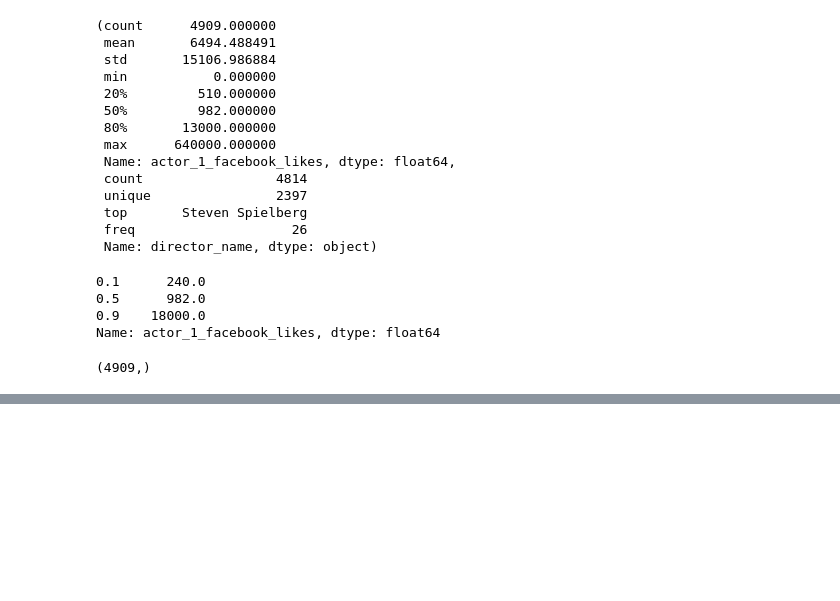
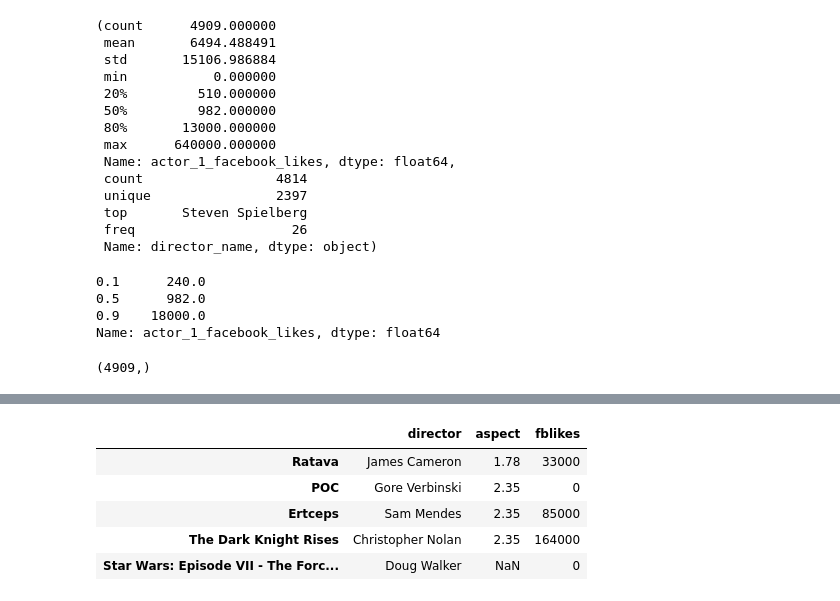
Before and after one commit to minstrel1149/pandas_practice-cookbook1, a Jupyter notebook: Pd_cookbook_1_chapter1.ipynb, the cells around one changed output, grey strips where cells are left out. Cells and saved outputs as stored; diff of their text form; code cells hidden in the pictures; blank space fills up the shorter version.

```diff
--- a/Pd_cookbook_1_chapter1.ipynb
+++ b/Pd_cookbook_1_chapter1.ipynb
@@ -172,0 +241,23 @@ fb_likes_dropped.shape
+# %%
+# index_col= 인자를 활용하여 import 시 인덱스 설정 가능
+movies2 = pd.read_csv(p1 / 'movie.csv', index_col='movie_title')
+# numpy에서는 tolist()만 가능하므로 가급적 pandas에서도 to_list() 대신 tolist()로 활용
+idxs = movies2.index.tolist()
+columns = movies2.columns.tolist()
+# 인덱스, 열 이름을 직접 변경
+idxs[0] = 'Ratava'
+idxs[1] = 'POC'
+idxs[2] = 'Ertceps'
+columns[1] = 'director'
+columns[-2] = 'aspect'
+columns[-1] = 'fblikes'
+movies2.index = idxs
+movies2.columns = columns
+movies2[['director', 'aspect', 'fblikes']].head()
+# %% [output]
+|  | director | aspect | fblikes |
+| Ratava | James Cameron | 1.78 | 33000 |
+| POC | Gore Verbinski | 2.35 | 0 |
+| Ertceps | Sam Mendes | 2.35 | 85000 |
+| The Dark Knight Rises | Christopher Nolan | 2.35 | 164000 |
+| Star Wars: Episode VII - The Forc... | Doug Walker | NaN | 0 |
```
Also changed, not shown: parts of 12 cells of this notebook, 2 other files.
